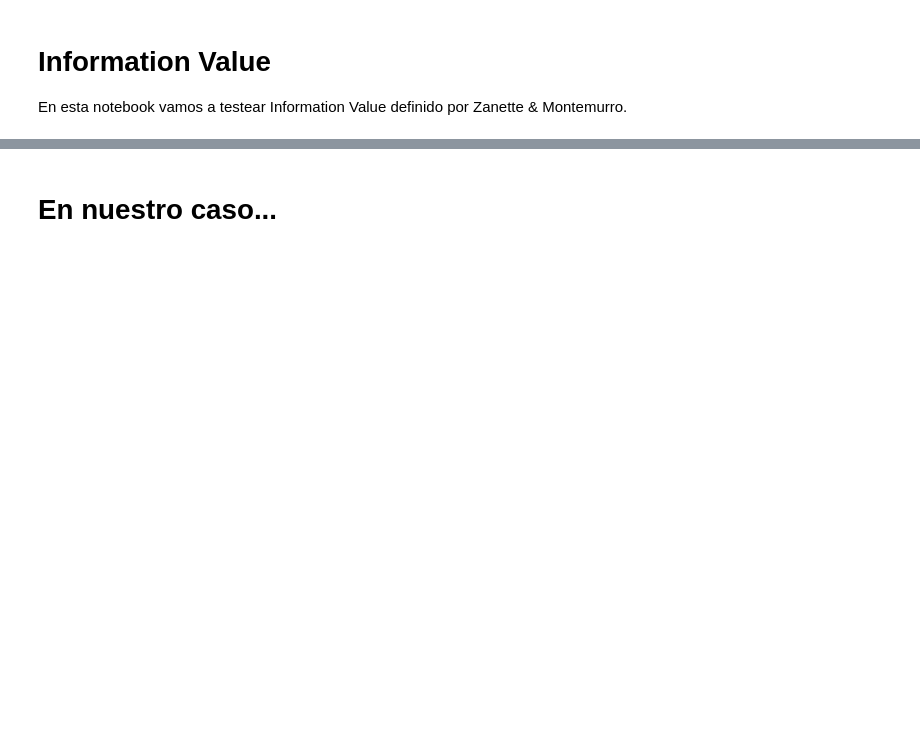
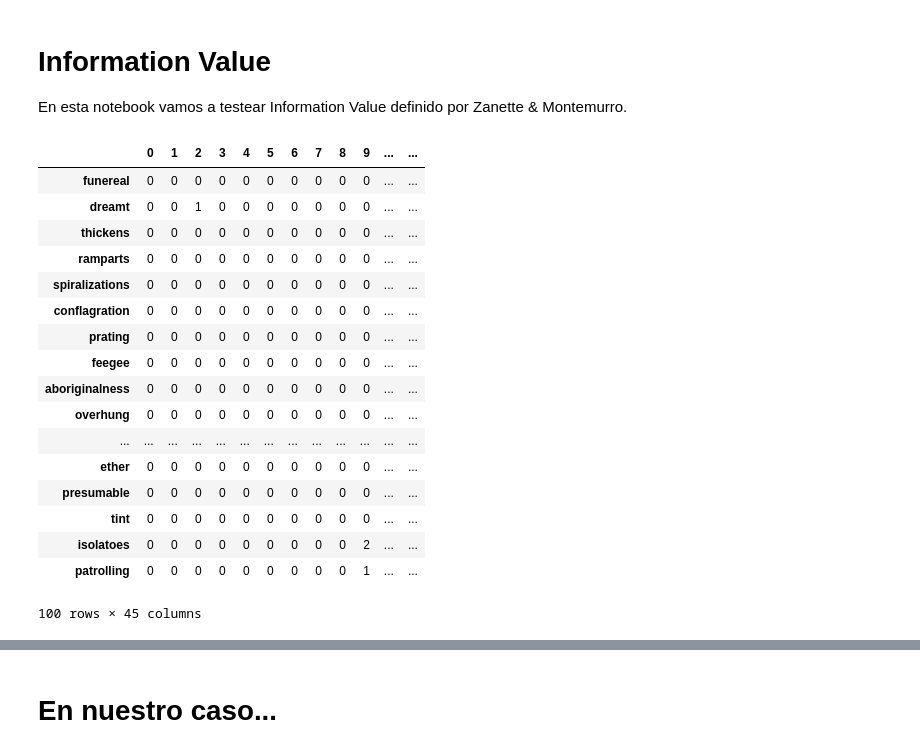
Before and after one commit to daleman/tesis, a Jupyter notebook: ejemplos/InformationValue.ipynb, the cells around one changed output, grey strips where cells are left out. Cells and saved outputs as stored; diff of their text form; code cells hidden in the pictures; blank space fills up the shorter version.

```diff
--- a/ejemplos/InformationValue.ipynb
+++ b/ejemplos/InformationValue.ipynb
@@ -36,10 +36,13 @@ def get_moby_dick_tokens():
     tokens = tokenize(moby_dick, only_alphanum=True, clean_punctuation=True)
     return [token.lower() for token in tokens]
 # %%
-md = get_moby_dick_tokens()
+md_tokens = get_moby_dick_tokens()
 
-fd = nltk.FreqDist(md)
+fd = nltk.FreqDist(md_tokens)
 # %%
+from scipy.stats import entropy
+
+window_size = 5000
 
 def ocurrence_dataframe(tokenized_text, window_size):
     """
@@ -54,6 +57,9 @@ def ocurrence_dataframe(tokenized_text, window_size):
     P = int(math.ceil(N / window_size))
 
     for i in range(0, P):
+        """
+        Para cada ventana: hago un Fdist de la ventana, y lo sumo a las palabras que ya tenga
+        """
         lower_bound, upper_bound = window_size * i, min(window_size* (i+1), N)
         window = tokenized_text[lower_bound:upper_bound]
         window_fdist = nltk.FreqDist(window)
@@ -63,10 +69,37 @@ def ocurrence_dataframe(tokenized_text, window_size):
                 freq[word] = [0] * P
 
             freq[word][i] = window_fdist[word]
-    return pd.DataFrame.from_dict(freq, orient="index")
 
-occurrence_df = ocurrence_dataframe(md, 5000)
+    df = pd.DataFrame.from_dict(freq, orient="index")
+
+    df["entropy"] = df.apply(entropy, axis=1, raw=True)
+    df["total"] = df[range(P)].apply(sum, axis=1, raw=True)
+    df["freq"] = df["total"] / len(tokenized_text)
+
+
+    return df
+
+occurrence_df = ocurrence_dataframe(md_tokens, window_size)
+
+occurrence_df.sort_values(by="entropy", inplace=True)
-# %%
-from scipy.stats import entropy
-
-occurrence_df["entropy"] = occurrence_df.apply(entropy, axis=1, raw=True)
+# %%
+occurrence_df.iloc[:100]
+# %% [output]
+|  | 0 | 1 | 2 | 3 | 4 | 5 | 6 | 7 | 8 | 9 | ... | ... |
+| funereal | 0 | 0 | 0 | 0 | 0 | 0 | 0 | 0 | 0 | 0 | ... | ... |
+| dreamt | 0 | 0 | 1 | 0 | 0 | 0 | 0 | 0 | 0 | 0 | ... | ... |
+| thickens | 0 | 0 | 0 | 0 | 0 | 0 | 0 | 0 | 0 | 0 | ... | ... |
+| ramparts | 0 | 0 | 0 | 0 | 0 | 0 | 0 | 0 | 0 | 0 | ... | ... |
+| spiralizations | 0 | 0 | 0 | 0 | 0 | 0 | 0 | 0 | 0 | 0 | ... | ... |
+| conflagration | 0 | 0 | 0 | 0 | 0 | 0 | 0 | 0 | 0 | 0 | ... | ... |
+| prating | 0 | 0 | 0 | 0 | 0 | 0 | 0 | 0 | 0 | 0 | ... | ... |
+| feegee | 0 | 0 | 0 | 0 | 0 | 0 | 0 | 0 | 0 | 0 | ... | ... |
+| aboriginalness | 0 | 0 | 0 | 0 | 0 | 0 | 0 | 0 | 0 | 0 | ... | ... |
+| overhung | 0 | 0 | 0 | 0 | 0 | 0 | 0 | 0 | 0 | 0 | ... | ... |
+| ... | ... | ... | ... | ... | ... | ... | ... | ... | ... | ... | ... | ... |
+| ether | 0 | 0 | 0 | 0 | 0 | 0 | 0 | 0 | 0 | 0 | ... | ... |
+| presumable | 0 | 0 | 0 | 0 | 0 | 0 | 0 | 0 | 0 | 0 | ... | ... |
+| tint | 0 | 0 | 0 | 0 | 0 | 0 | 0 | 0 | 0 | 0 | ... | ... |
+| isolatoes | 0 | 0 | 0 | 0 | 0 | 0 | 0 | 0 | 0 | 2 | ... | ... |
+| patrolling | 0 | 0 | 0 | 0 | 0 | 0 | 0 | 0 | 0 | 1 | ... | ... |
+100 rows × 45 columns
```
Also changed, not shown: parts of 6 cells of this notebook.
